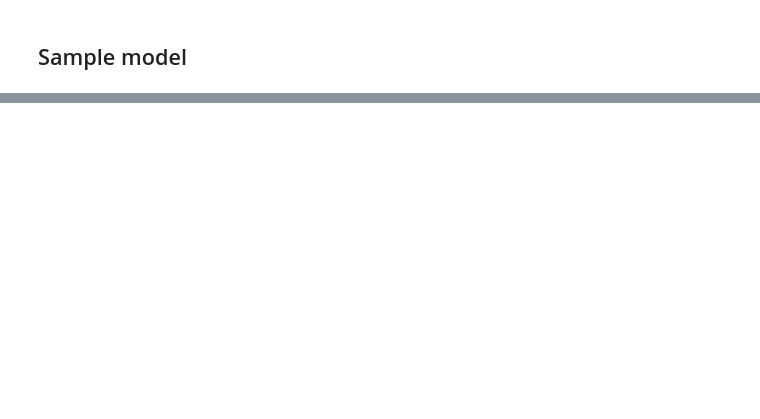
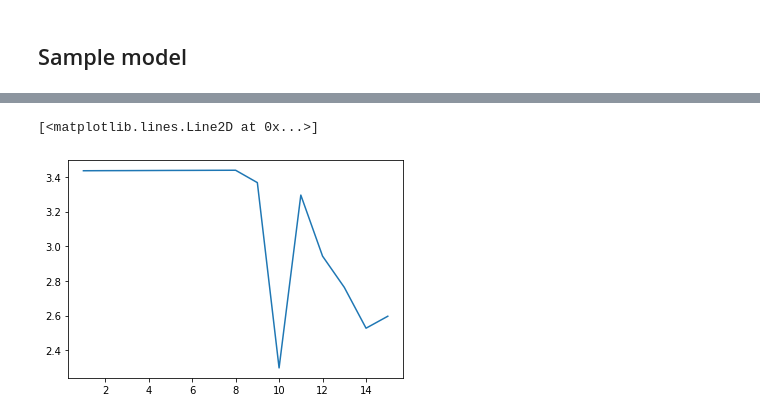
Before and after one commit to AnukoolPurohit/NMA-HandWriting-BCI, a Jupyter notebook: nbs/03_BasicModelAndTrainingLoop.ipynb, the cells around one changed output, grey strips where cells are left out. Drawn from its saved outputs; the diff is of its cells as text; code cells hidden in the pictures; blank space fills up the shorter version.

```diff
--- a/nbs/03_BasicModelAndTrainingLoop.ipynb
+++ b/nbs/03_BasicModelAndTrainingLoop.ipynb
@@ -157,0 +202,5 @@ len(valid_dl)
+# %%
+plt.plot(list(range(1, epochs+1)), valid_losses)
+# %% [output]
+[<matplotlib.lines.Line2D at 0x...>]
+[figure, added]
```
Also changed, not shown: parts of 34 cells of this notebook, 2 other files.
